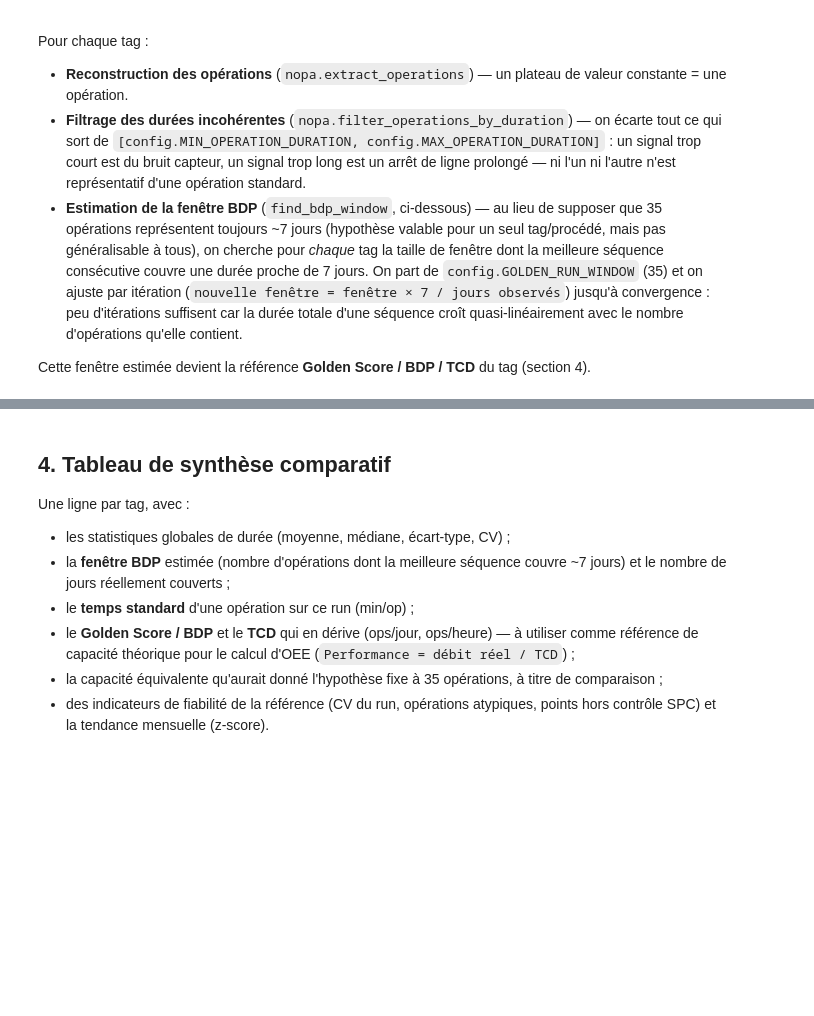
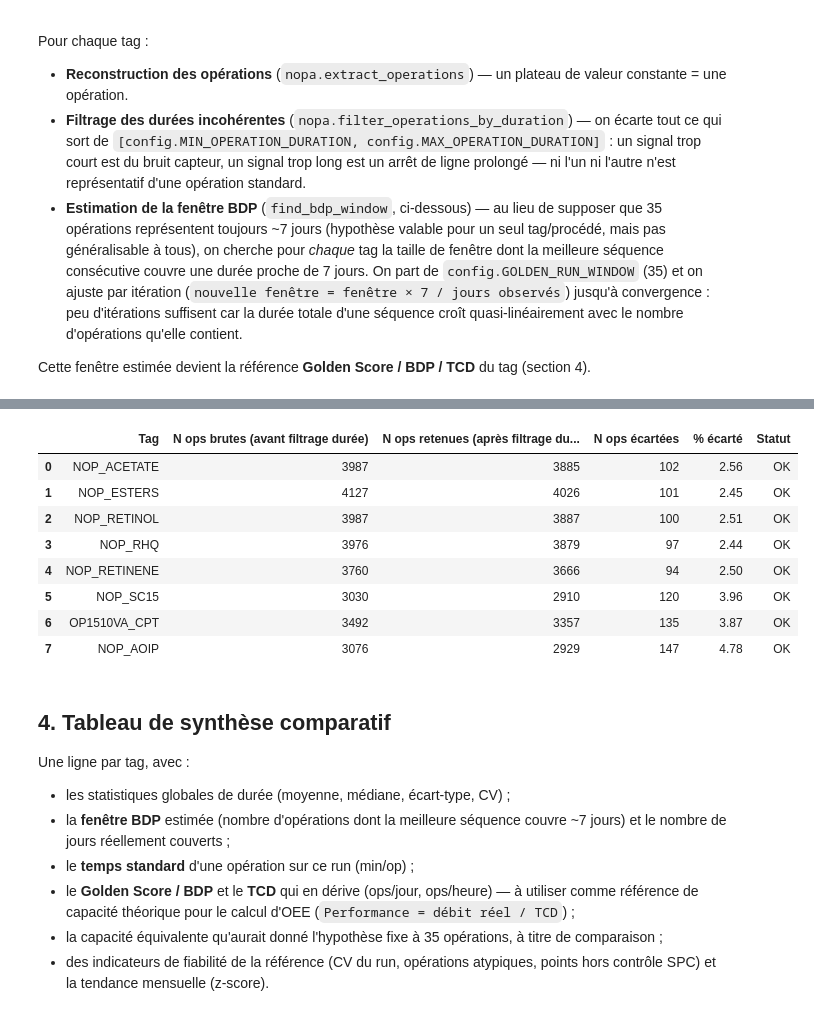
Before and after one commit to e-coucou/Machine-Learning, a Jupyter notebook: 2-OI_a/OI_NOP_analysis_all.ipynb, the cells around one changed output, grey strips where cells are left out. Cells and saved outputs as stored; diff of their text form; code cells hidden in the pictures; blank space fills up the shorter version.

```diff
--- a/2-OI_a/OI_NOP_analysis_all.ipynb
+++ b/2-OI_a/OI_NOP_analysis_all.ipynb
@@ -325,3 +335,42 @@ if skipped_tags:
+# %%
+skip_reasons = dict(skipped_tags)
+
+duration_filter_rows = []
+for tag_def in tags:
+    label = tag_def['tag']
+    rep = tag_reports.get(label)
+    if rep is not None:
+        n_raw, n_ops = rep['n_ops_bruts'], rep['n_ops']
+        duration_filter_rows.append({
+            'Tag': label,
+            'N ops brutes (avant filtrage durée)': n_raw,
+            'N ops retenues (après filtrage durée)': n_ops,
+            'N ops écartées': n_raw - n_ops,
+            '% écarté': round((1 - n_ops / n_raw) * 100, 2) if n_raw else np.nan,
+            'Statut': 'OK',
+        })
+    else:
+        duration_filter_rows.append({
+            'Tag': label,
+            'N ops brutes (avant filtrage durée)': np.nan,
+            'N ops retenues (après filtrage durée)': np.nan,
+            'N ops écartées': np.nan,
+            '% écarté': np.nan,
+            'Statut': skip_reasons.get(label, 'non traité'),
+        })
+
+duration_filter_table = pd.DataFrame(duration_filter_rows)
+duration_filter_table
+# %% [output]
+|  | Tag | N ops brutes (avant filtrage durée) | N ops retenues (après filtrage du... | N ops écartées | % écarté | Statut |
+| 0 | NOP_ACETATE | 3987 | 3885 | 102 | 2.56 | OK |
+| 1 | NOP_ESTERS | 4127 | 4026 | 101 | 2.45 | OK |
+| 2 | NOP_RETINOL | 3987 | 3887 | 100 | 2.51 | OK |
+| 3 | NOP_RHQ | 3976 | 3879 | 97 | 2.44 | OK |
+| 4 | NOP_RETINENE | 3760 | 3666 | 94 | 2.50 | OK |
+| 5 | NOP_SC15 | 3030 | 2910 | 120 | 3.96 | OK |
+| 6 | OP1510VA_CPT | 3492 | 3357 | 135 | 3.87 | OK |
+| 7 | NOP_AOIP | 3076 | 2929 | 147 | 4.78 | OK |
 # %% [markdown]
 ## 4. Tableau de synthèse comparatif
 
```
Also changed, not shown: parts of 8 cells of this notebook, 2 other files.
